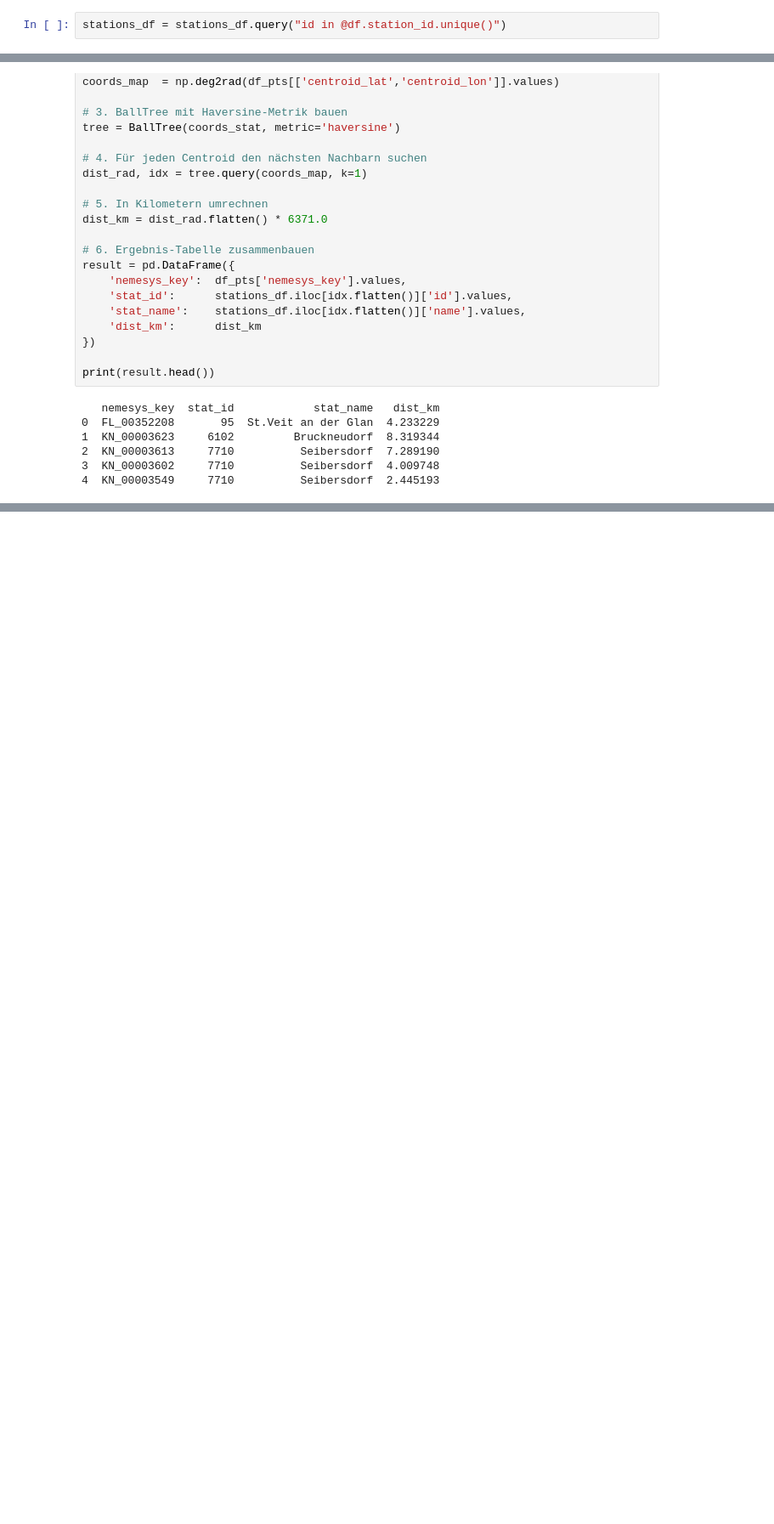
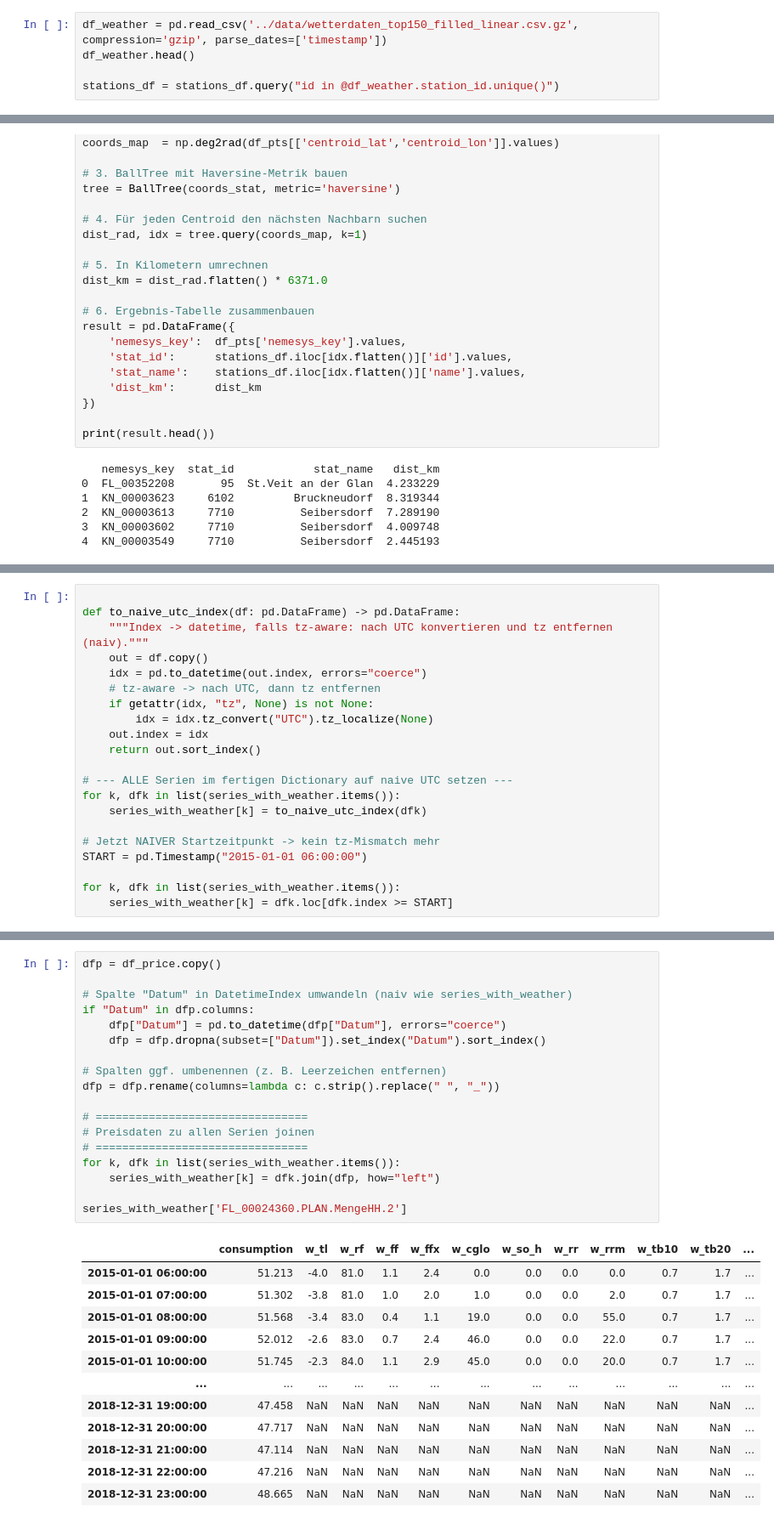
Before and after one commit to johannesgl4d0s/ersatzwerte_project, a Jupyter notebook: notebooks/11_get_test_data.ipynb, the cells around one changed output, grey strips where cells are left out. Shown at 85% size. Saved outputs shown, nothing was run; the diff lists cells and outputs as text; blank space fills up the shorter version.

```diff
--- a/notebooks/11_get_test_data.ipynb
+++ b/notebooks/11_get_test_data.ipynb
@@ -299,7 +293,10 @@ Spalten: ['type', 'id', 'group_id', 'name', 'state', 'lat', 'lon', 'altitude', '
 3   4         Amstetten  48.10889  14.89500
 4   5        Bad Aussee  47.61050  13.75844
 # %%
-stations_df = stations_df.query("id in @df.station_id.unique()")
+df_weather = pd.read_csv('../data/wetterdaten_top150_filled_linear.csv.gz', compression='gzip', parse_dates=['timestamp'])
+df_weather.head()
+
+stations_df = stations_df.query("id in @df_weather.station_id.unique()")
 # %%
 stations_df
 # %% [output]
@@ -466,0 +697,21 @@ print(result.head())
+# %%
+
+def to_naive_utc_index(df: pd.DataFrame) -> pd.DataFrame:
+    """Index -> datetime, falls tz-aware: nach UTC konvertieren und tz entfernen (naiv)."""
+    out = df.copy()
+    idx = pd.to_datetime(out.index, errors="coerce")
+    # tz-aware -> nach UTC, dann tz entfernen
+    if getattr(idx, "tz", None) is not None:
+        idx = idx.tz_convert("UTC").tz_localize(None)
+    out.index = idx
+    return out.sort_index()
+
+# --- ALLE Serien im fertigen Dictionary auf naive UTC setzen ---
+for k, dfk in list(series_with_weather.items()):
+    series_with_weather[k] = to_naive_utc_index(dfk)
+
+# Jetzt NAIVER Startzeitpunkt -> kein tz-Mismatch mehr
+START = pd.Timestamp("2015-01-01 06:00:00")
+
+for k, dfk in list(series_with_weather.items()):
+    series_with_weather[k] = dfk.loc[dfk.index >= START]
@@ -466,0 +734,31 @@ print(result.head())
+# %%
+dfp = df_price.copy()
+
+# Spalte "Datum" in DatetimeIndex umwandeln (naiv wie series_with_weather)
+if "Datum" in dfp.columns:
+    dfp["Datum"] = pd.to_datetime(dfp["Datum"], errors="coerce")
+    dfp = dfp.dropna(subset=["Datum"]).set_index("Datum").sort_index()
+
+# Spalten ggf. umbenennen (z. B. Leerzeichen entfernen)
+dfp = dfp.rename(columns=lambda c: c.strip().replace(" ", "_"))
+
+# ================================
+# Preisdaten zu allen Serien joinen
+# ================================
+for k, dfk in list(series_with_weather.items()):
+    series_with_weather[k] = dfk.join(dfp, how="left")
+
+series_with_weather['FL_00024360.PLAN.MengeHH.2']
+# %% [output]
+|  | consumption | w_tl | w_rf | w_ff | w_ffx | w_cglo | w_so_h | w_rr | w_rrm | w_tb10 | w_tb20 | ... |
+| 2015-01-01 06:00:00 | 51.213 | -4.0 | 81.0 | 1.1 | 2.4 | 0.0 | 0.0 | 0.0 | 0.0 | 0.7 | 1.7 | ... |
+| 2015-01-01 07:00:00 | 51.302 | -3.8 | 81.0 | 1.0 | 2.0 | 1.0 | 0.0 | 0.0 | 2.0 | 0.7 | 1.7 | ... |
+| 2015-01-01 08:00:00 | 51.568 | -3.4 | 83.0 | 0.4 | 1.1 | 19.0 | 0.0 | 0.0 | 55.0 | 0.7 | 1.7 | ... |
+| 2015-01-01 09:00:00 | 52.012 | -2.6 | 83.0 | 0.7 | 2.4 | 46.0 | 0.0 | 0.0 | 22.0 | 0.7 | 1.7 | ... |
+| 2015-01-01 10:00:00 | 51.745 | -2.3 | 84.0 | 1.1 | 2.9 | 45.0 | 0.0 | 0.0 | 20.0 | 0.7 | 1.7 | ... |
+| ... | ... | ... | ... | ... | ... | ... | ... | ... | ... | ... | ... | ... |
+| 2018-12-31 19:00:00 | 47.458 | NaN | NaN | NaN | NaN | NaN | NaN | NaN | NaN | NaN | NaN | ... |
+| 2018-12-31 20:00:00 | 47.717 | NaN | NaN | NaN | NaN | NaN | NaN | NaN | NaN | NaN | NaN | ... |
+| 2018-12-31 21:00:00 | 47.114 | NaN | NaN | NaN | NaN | NaN | NaN | NaN | NaN | NaN | NaN | ... |
+| 2018-12-31 22:00:00 | 47.216 | NaN | NaN | NaN | NaN | NaN | NaN | NaN | NaN | NaN | NaN | ... |
+| 2018-12-31 23:00:00 | 48.665 | NaN | NaN | NaN | NaN | NaN | NaN | NaN | NaN | NaN | NaN | ... |
```
Also changed, not shown: parts of 27 cells of this notebook.
